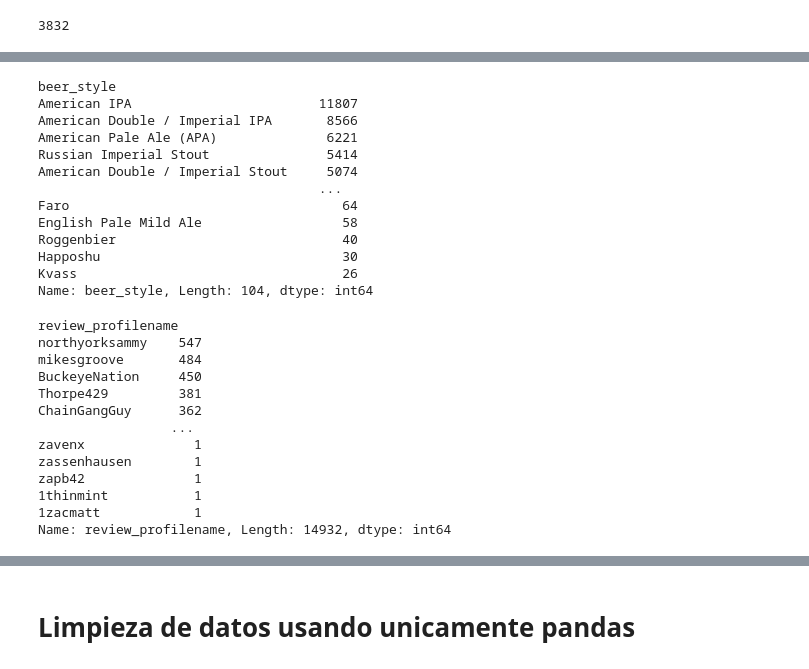
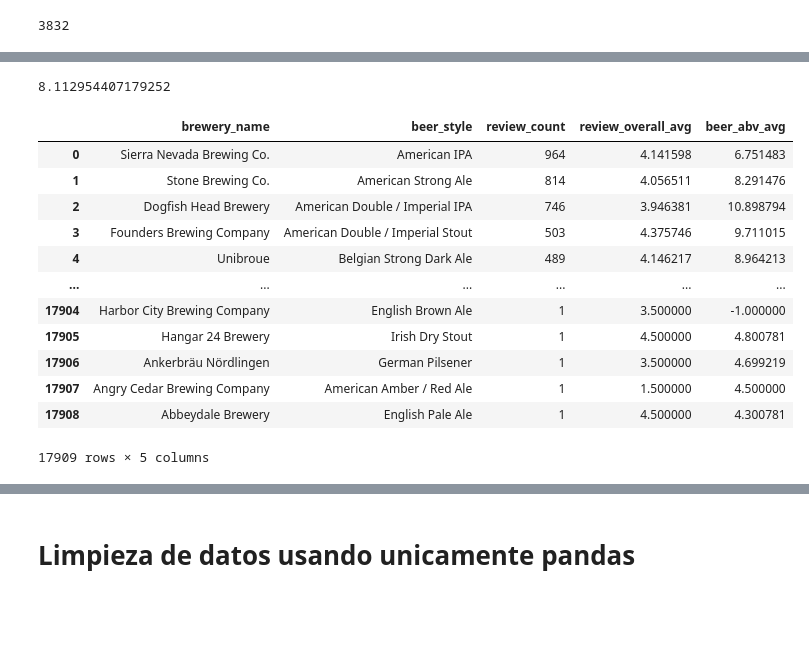
Before and after one commit to roddavalosG/proyecto_dask, a Jupyter notebook: 01_limpieza_dask.ipynb, the cells around one changed output, grey strips where cells are left out. Drawn from its saved outputs; the diff is of its cells as text; code cells hidden in the pictures; blank space fills up the shorter version.

```diff
--- a/01_limpieza_dask.ipynb
+++ b/01_limpieza_dask.ipynb
@@ -279,3 +326,40 @@ fila_max
+# %%
+from datetime import timedelta
+time_spent = beers[beers['review_profilename'] == 'northyorksammy']
+time_spent = time_spent[['review_profilename', 'review_time']]
+max_time = time_spent['review_time'].max().compute()
+min_time = time_spent['review_time'].min().compute()
+
+time_sammy_spent = max_time - min_time
+time_sammy_spent = time_sammy_spent.total_seconds()/(365.25 * 24 * 3600)
+time_sammy_spent
+# %% [output]
+8.112954407179252
+# %%
+review_counts = beers.groupby(['brewery_name', 'beer_style']).size().compute().reset_index(name='review_count')
+review_counts = review_counts.sort_values(by='review_count', ascending=False)
+
+review_avg = beers.groupby(['brewery_name', 'beer_style'])['review_overall'].mean().compute().reset_index(name='review_overall_avg')
+abv_avg = beers.groupby(['brewery_name', 'beer_style'])['beer_abv'].mean().compute().reset_index(name='beer_abv_avg')
+
+result = review_counts.merge(review_avg, on=['brewery_name', 'beer_style'])
+result = result.merge(abv_avg, on=['brewery_name', 'beer_style'])
+
+result
+# %% [output]
+|  | brewery_name | beer_style | review_count | review_overall_avg | beer_abv_avg |
+| 0 | Sierra Nevada Brewing Co. | American IPA | 964 | 4.141598 | 6.751483 |
+| 1 | Stone Brewing Co. | American Strong Ale | 814 | 4.056511 | 8.291476 |
+| 2 | Dogfish Head Brewery | American Double / Imperial IPA | 746 | 3.946381 | 10.898794 |
+| 3 | Founders Brewing Company | American Double / Imperial Stout | 503 | 4.375746 | 9.711015 |
+| 4 | Unibroue | Belgian Strong Dark Ale | 489 | 4.146217 | 8.964213 |
+| ... | ... | ... | ... | ... | ... |
+| 17904 | Harbor City Brewing Company | English Brown Ale | 1 | 3.500000 | -1.000000 |
+| 17905 | Hangar 24 Brewery | Irish Dry Stout | 1 | 4.500000 | 4.800781 |
+| 17906 | Ankerbräu Nördlingen | German Pilsener | 1 | 3.500000 | 4.699219 |
+| 17907 | Angry Cedar Brewing Company | American Amber / Red Ale | 1 | 1.500000 | 4.500000 |
+| 17908 | Abbeydale Brewery | English Pale Ale | 1 | 4.500000 | 4.300781 |
+17909 rows × 5 columns
 # %%
 beers.compute()
 # %% [output]
@@ -292,37 +376,3 @@ beers.compute()
 | 15871 | 10099 | Dogfish Head Brewery | 2011-11-26 02:51:27 | 4.5 | 4.5 | 4.0 | ... |
 | 15872 | 739 | Brouwerij De Ranke | 2010-07-20 21:26:18 | 4.0 | 3.5 | 4.0 | ... |
 158661 rows × 13 columns
-# %%
-beers_style = beers.groupby('beer_style')['beer_style'].count().sort_values(ascending=False)
-beers_style
-# %% [output]
-beer_style
-American IPA                        11807
-American Double / Imperial IPA       8566
-American Pale Ale (APA)              6221
-Russian Imperial Stout               5414
-American Double / Imperial Stout     5074
-                                    ...
-Faro                                   64
-English Pale Mild Ale                  58
-Roggenbier                             40
-Happoshu                               30
-Kvass                                  26
-Name: beer_style, Length: 104, dtype: int64
-# %%
-reviewers = beers.groupby('review_profilename')['review_profilename'].count().sort_values(ascending=False)
-reviewers
-# %% [output]
-review_profilename
-northyorksammy    547
-mikesgroove       484
-BuckeyeNation     450
-Thorpe429         381
-ChainGangGuy      362
-                 ...
-zavenx              1
-zassenhausen        1
-zapb42              1
-1thinmint           1
-1zacmatt            1
-Name: review_profilename, Length: 14932, dtype: int64
```
Also changed, not shown: parts of 10 cells of this notebook, 1 other file.
